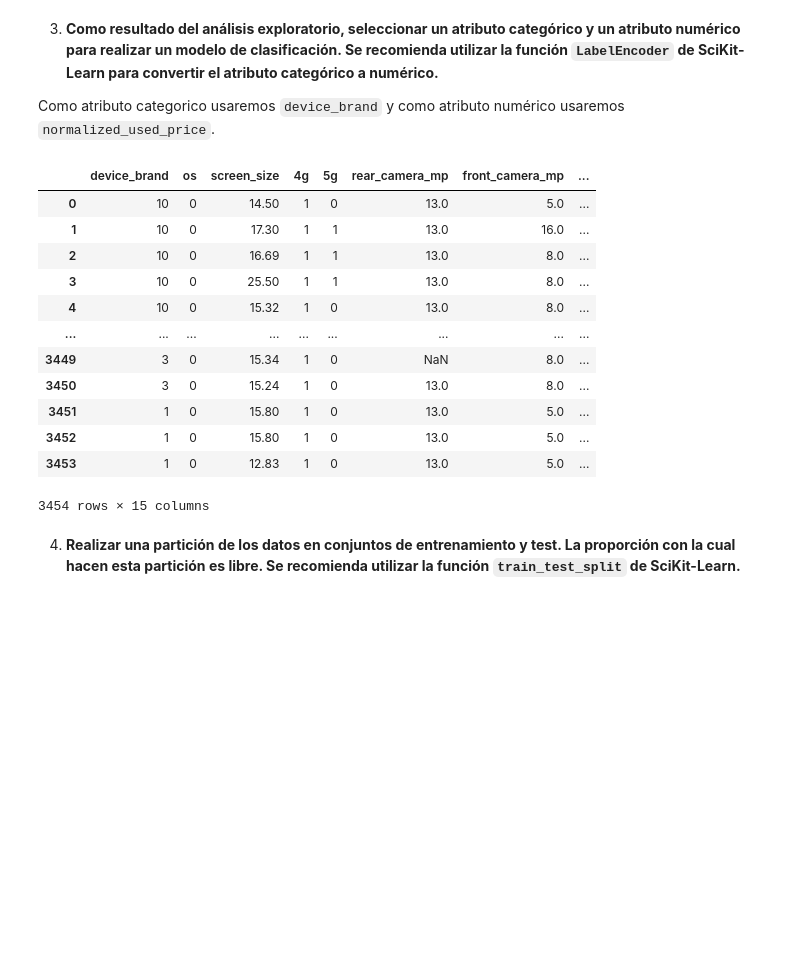
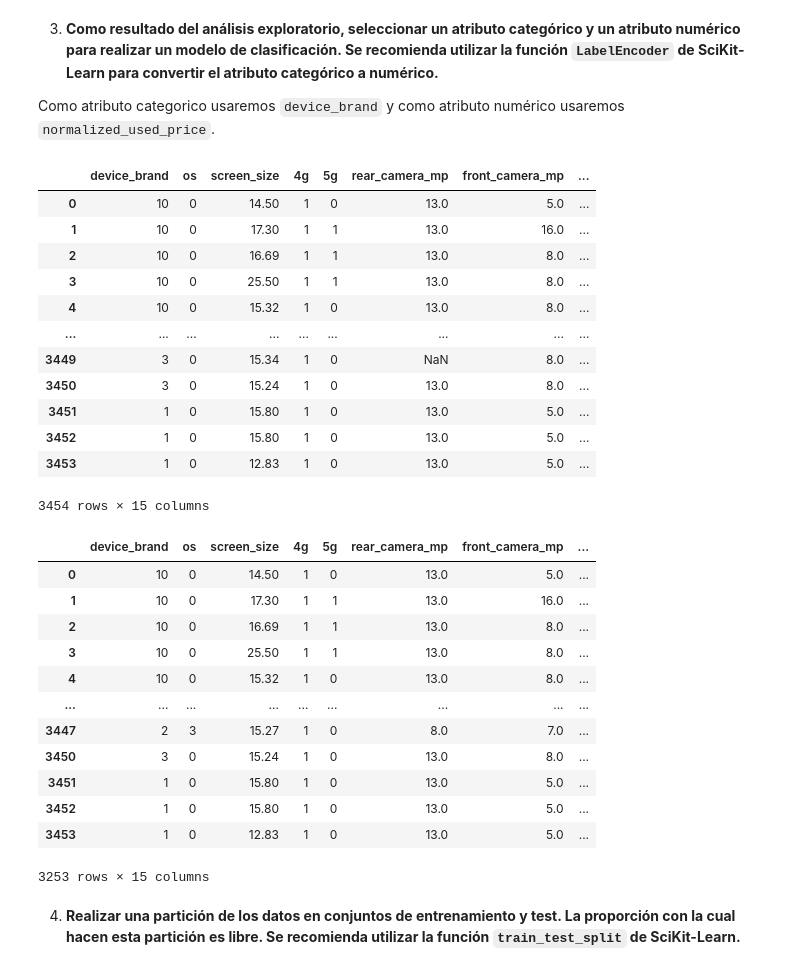
Before and after one commit to BlurOne-GIT/te-tp1-modelos-predictivos, a Jupyter notebook: sus.ipynb, the cells around one changed output. Drawn from its saved outputs; the diff is of its cells as text; code cells hidden in the pictures; blank space fills up the shorter version.

```diff
--- a/sus.ipynb
+++ b/sus.ipynb
@@ -80,33 +82,50 @@ Como atributo categorico usaremos `device_brand` y como atributo numérico usare
 leDB = preprocessing.LabelEncoder()
 leOS = preprocessing.LabelEncoder()
 le4g = preprocessing.LabelEncoder()
 le5g = preprocessing.LabelEncoder()
 
 leDB.fit(fulldata['device_brand'])
 leOS.fit(fulldata['os'])
 le4g.fit(fulldata['4g'])
 le5g.fit(fulldata['5g'])
 
 fulldata['device_brand'] = leDB.transform(fulldata['device_brand'])
 fulldata['os'] = leOS.transform(fulldata['os'])
 fulldata['4g'] = le4g.transform(fulldata['4g'])
 fulldata['5g'] = le5g.transform(fulldata['5g'])
 
 display(fulldata)
+
+# El dataset contiene valores NaN, por lo que eliminaremos esas filas
+fulldata = fulldata.dropna()
+fulldata
 # %% [output]
 |  | device_brand | os | screen_size | 4g | 5g | rear_camera_mp | front_camera_mp | ... |
 | 0 | 10 | 0 | 14.50 | 1 | 0 | 13.0 | 5.0 | ... |
 | 1 | 10 | 0 | 17.30 | 1 | 1 | 13.0 | 16.0 | ... |
 | 2 | 10 | 0 | 16.69 | 1 | 1 | 13.0 | 8.0 | ... |
 | 3 | 10 | 0 | 25.50 | 1 | 1 | 13.0 | 8.0 | ... |
 | 4 | 10 | 0 | 15.32 | 1 | 0 | 13.0 | 8.0 | ... |
 | ... | ... | ... | ... | ... | ... | ... | ... | ... |
 | 3449 | 3 | 0 | 15.34 | 1 | 0 | NaN | 8.0 | ... |
 | 3450 | 3 | 0 | 15.24 | 1 | 0 | 13.0 | 8.0 | ... |
 | 3451 | 1 | 0 | 15.80 | 1 | 0 | 13.0 | 5.0 | ... |
 | 3452 | 1 | 0 | 15.80 | 1 | 0 | 13.0 | 5.0 | ... |
 | 3453 | 1 | 0 | 12.83 | 1 | 0 | 13.0 | 5.0 | ... |
 3454 rows × 15 columns
+|  | device_brand | os | screen_size | 4g | 5g | rear_camera_mp | front_camera_mp | ... |
+| 0 | 10 | 0 | 14.50 | 1 | 0 | 13.0 | 5.0 | ... |
+| 1 | 10 | 0 | 17.30 | 1 | 1 | 13.0 | 16.0 | ... |
+| 2 | 10 | 0 | 16.69 | 1 | 1 | 13.0 | 8.0 | ... |
+| 3 | 10 | 0 | 25.50 | 1 | 1 | 13.0 | 8.0 | ... |
+| 4 | 10 | 0 | 15.32 | 1 | 0 | 13.0 | 8.0 | ... |
+| ... | ... | ... | ... | ... | ... | ... | ... | ... |
+| 3447 | 2 | 3 | 15.27 | 1 | 0 | 8.0 | 7.0 | ... |
+| 3450 | 3 | 0 | 15.24 | 1 | 0 | 13.0 | 8.0 | ... |
+| 3451 | 1 | 0 | 15.80 | 1 | 0 | 13.0 | 5.0 | ... |
+| 3452 | 1 | 0 | 15.80 | 1 | 0 | 13.0 | 5.0 | ... |
+| 3453 | 1 | 0 | 12.83 | 1 | 0 | 13.0 | 5.0 | ... |
+3253 rows × 15 columns
 # %% [markdown]
 4. **Realizar una partición de los datos en conjuntos de entrenamiento y test. La proporción con la cual hacen esta partición es libre. Se recomienda utilizar la función `train_test_split` de SciKit-Learn.**
 # %%
```
Also changed, not shown: parts of 9 cells of this notebook.
